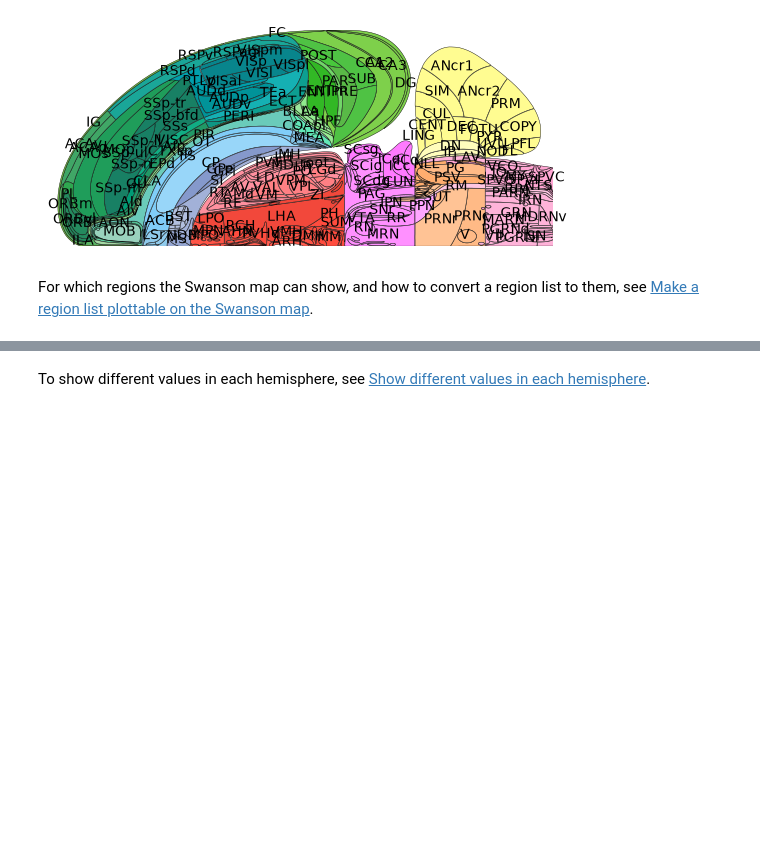
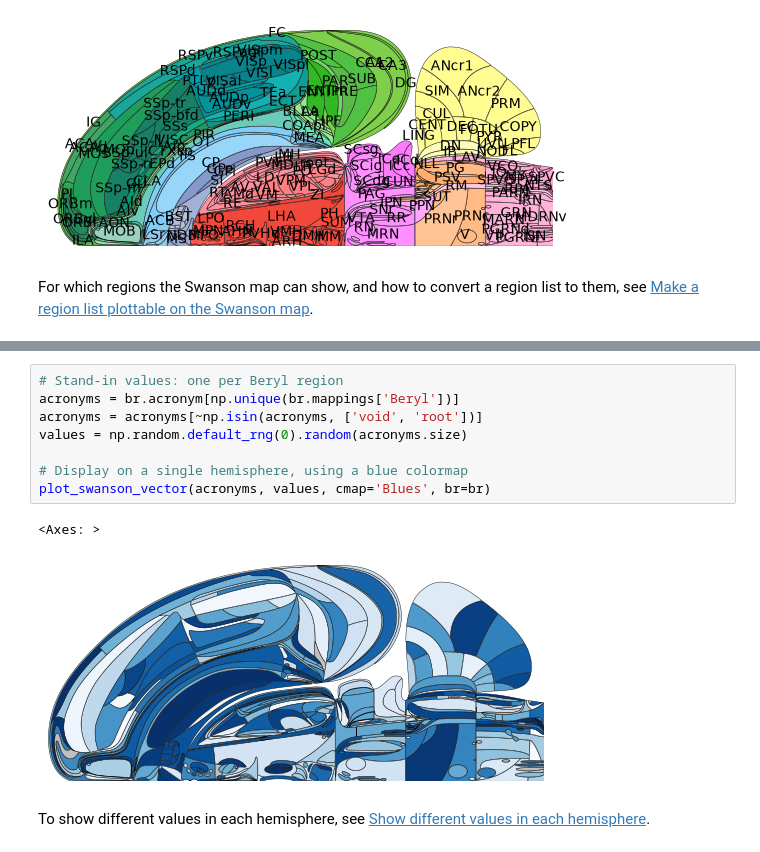
Before and after one commit to int-brain-lab/iblatlas, a Jupyter notebook: docs/how-to/plot-on-swanson-flatmap.ipynb, the cells around one changed output, grey strips where cells are left out. Saved outputs shown, nothing was run; the diff lists cells and outputs as text; blank space fills up the shorter version.

```diff
--- a/docs/how-to/plot-on-swanson-flatmap.ipynb
+++ b/docs/how-to/plot-on-swanson-flatmap.ipynb
@@ -95,3 +33,14 @@ plot_swanson_vector(acronyms, values, cmap='Blues', br=br)
+# %%
+# Stand-in values: one per Beryl region
+acronyms = br.acronym[np.unique(br.mappings['Beryl'])]
+acronyms = acronyms[~np.isin(acronyms, ['void', 'root'])]
+values = np.random.default_rng(0).random(acronyms.size)
+
+# Display on a single hemisphere, using a blue colormap
+plot_swanson_vector(acronyms, values, cmap='Blues', br=br)
+# %% [output]
+<Axes: >
+[figure, added]
 # %% [markdown]
 To show different values in each hemisphere, see [Show different values in each hemisphere](show-different-values-in-each-hemisphere.ipynb).
 # %% [markdown]
```
Also changed, not shown: parts of 4 cells of this notebook, 7 other files.
